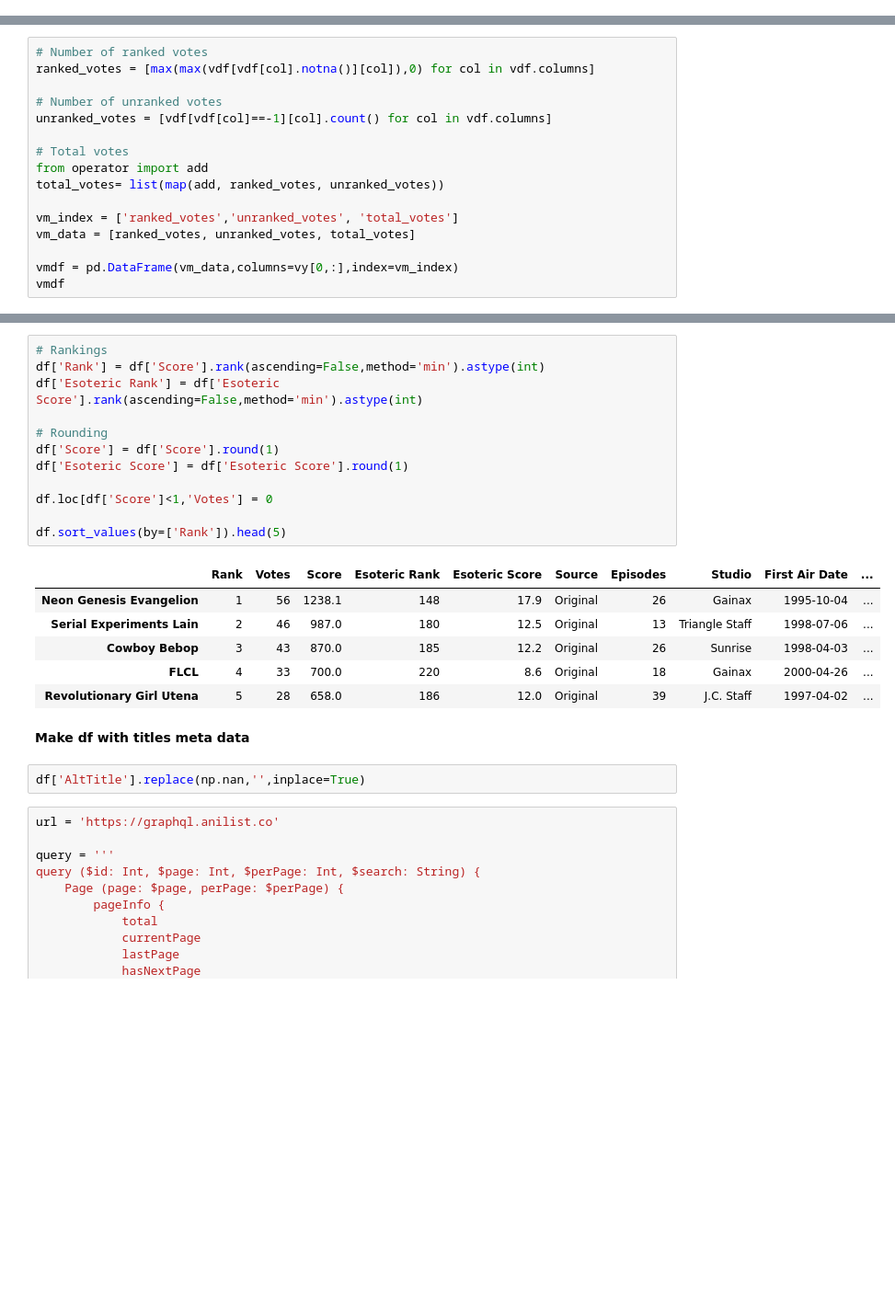
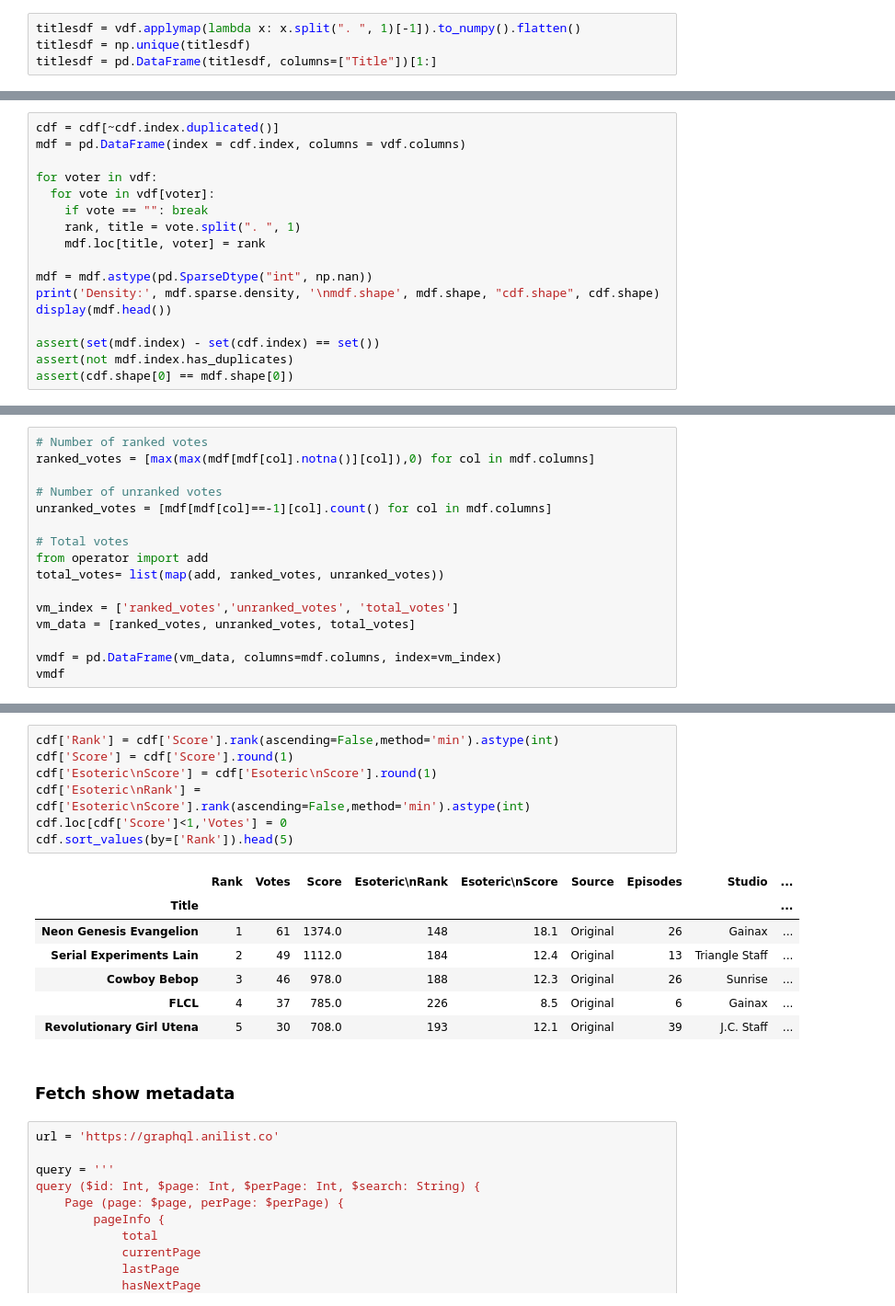
Before and after one commit to YasashiiDia/AniChart, a Jupyter notebook: AniChartPrep.ipynb, the cells around one changed output, grey strips where cells are left out. Shown at 92% size. Cells and saved outputs as stored; diff of their text form; blank space fills up the shorter version.

```diff
--- a/AniChartPrep.ipynb
+++ b/AniChartPrep.ipynb
@@ -76,0 +55,4 @@ Density: 0.049828832255610495
+# %%
+titlesdf = vdf.applymap(lambda x: x.split(". ", 1)[-1]).to_numpy().flatten()
+titlesdf = np.unique(titlesdf)
+titlesdf = pd.DataFrame(titlesdf, columns=["Title"])[1:]
@@ -76,0 +77,17 @@ Density: 0.049828832255610495
+# %%
+cdf = cdf[~cdf.index.duplicated()]
+mdf = pd.DataFrame(index = cdf.index, columns = vdf.columns)
+
+for voter in vdf:
+  for vote in vdf[voter]:
+    if vote == "": break
+    rank, title = vote.split(". ", 1)
+    mdf.loc[title, voter] = rank
+
+mdf = mdf.astype(pd.SparseDtype("int", np.nan))
+print('Density:', mdf.sparse.density, '\nmdf.shape', mdf.shape, "cdf.shape", cdf.shape)
+display(mdf.head())
+
+assert(set(mdf.index) - set(cdf.index) == set())
+assert(not mdf.index.has_duplicates)
+assert(cdf.shape[0] == mdf.shape[0])
@@ -79,9 +106,9 @@ Density: 0.049828832255610495
 # %%
 # Number of ranked votes
-ranked_votes = [max(max(vdf[vdf[col].notna()][col]),0) for col in vdf.columns]
+ranked_votes = [max(max(mdf[mdf[col].notna()][col]),0) for col in mdf.columns]
 
 # Number of unranked votes
-unranked_votes = [vdf[vdf[col]==-1][col].count() for col in vdf.columns]
+unranked_votes = [mdf[mdf[col]==-1][col].count() for col in mdf.columns]
 
 # Total votes
 from operator import add
@@ -90,6 +117,6 @@ total_votes= list(map(add, ranked_votes, unranked_votes))
 vm_index = ['ranked_votes','unranked_votes', 'total_votes']
 vm_data = [ranked_votes, unranked_votes, total_votes]
 
-vmdf = pd.DataFrame(vm_data,columns=vy[0,:],index=vm_index)
+vmdf = pd.DataFrame(vm_data, columns=mdf.columns, index=vm_index)
 vmdf
 # %% [output]
@@ -148,26 +174,20 @@ df['Score'] += 0.001*df['Votes'] # hacky way of sorting ties by votes
 # %%
-# Rankings
-df['Rank'] = df['Score'].rank(ascending=False,method='min').astype(int)
-df['Esoteric Rank'] = df['Esoteric Score'].rank(ascending=False,method='min').astype(int)
-
-# Rounding
-df['Score'] = df['Score'].round(1)
-df['Esoteric Score'] = df['Esoteric Score'].round(1)
-
-df.loc[df['Score']<1,'Votes'] = 0
-
-df.sort_values(by=['Rank']).head(5)
+cdf['Rank'] = cdf['Score'].rank(ascending=False,method='min').astype(int)
+cdf['Score'] = cdf['Score'].round(1)
+cdf['Esoteric\nScore'] = cdf['Esoteric\nScore'].round(1)
+cdf['Esoteric\nRank'] = cdf['Esoteric\nScore'].rank(ascending=False,method='min').astype(int)
+cdf.loc[cdf['Score']<1,'Votes'] = 0
+cdf.sort_values(by=['Rank']).head(5)
 # %% [output]
-|  | Rank | Votes | Score | Esoteric Rank | Esoteric Score | Source | Episodes | Studio | First Air Date | ... |
-| Neon Genesis Evangelion | 1 | 56 | 1238.1 | 148 | 17.9 | Original | 26 | Gainax | 1995-10-04 | ... |
-| Serial Experiments Lain | 2 | 46 | 987.0 | 180 | 12.5 | Original | 13 | Triangle Staff | 1998-07-06 | ... |
-| Cowboy Bebop | 3 | 43 | 870.0 | 185 | 12.2 | Original | 26 | Sunrise | 1998-04-03 | ... |
-| FLCL | 4 | 33 | 700.0 | 220 | 8.6 | Original | 18 | Gainax | 2000-04-26 | ... |
-| Revolutionary Girl Utena | 5 | 28 | 658.0 | 186 | 12.0 | Original | 39 | J.C. Staff | 1997-04-02 | ... |
+|  | Rank | Votes | Score | Esoteric\nRank | Esoteric\nScore | Source | Episodes | Studio | ... |
+| Title |  |  |  |  |  |  |  |  | ... |
+| Neon Genesis Evangelion | 1 | 61 | 1374.0 | 148 | 18.1 | Original | 26 | Gainax | ... |
+| Serial Experiments Lain | 2 | 49 | 1112.0 | 184 | 12.4 | Original | 13 | Triangle Staff | ... |
+| Cowboy Bebop | 3 | 46 | 978.0 | 188 | 12.3 | Original | 26 | Sunrise | ... |
+| FLCL | 4 | 37 | 785.0 | 226 | 8.5 | Original | 6 | Gainax | ... |
+| Revolutionary Girl Utena | 5 | 30 | 708.0 | 193 | 12.1 | Original | 39 | J.C. Staff | ... |
-# %% [markdown]
-**Make df with titles meta data**
-# %%
-df['AltTitle'].replace(np.nan,'',inplace=True)
+# %% [markdown]
+### Fetch show metadata
 # %%
 url = 'https://graphql.anilist.co'
 
```
Also changed, not shown: parts of 27 cells of this notebook, 3 other files.
